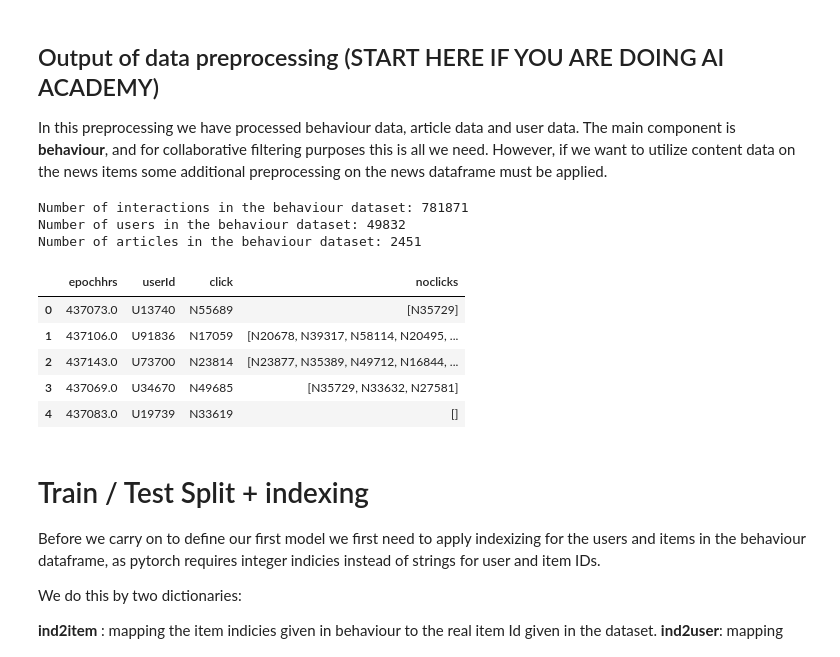
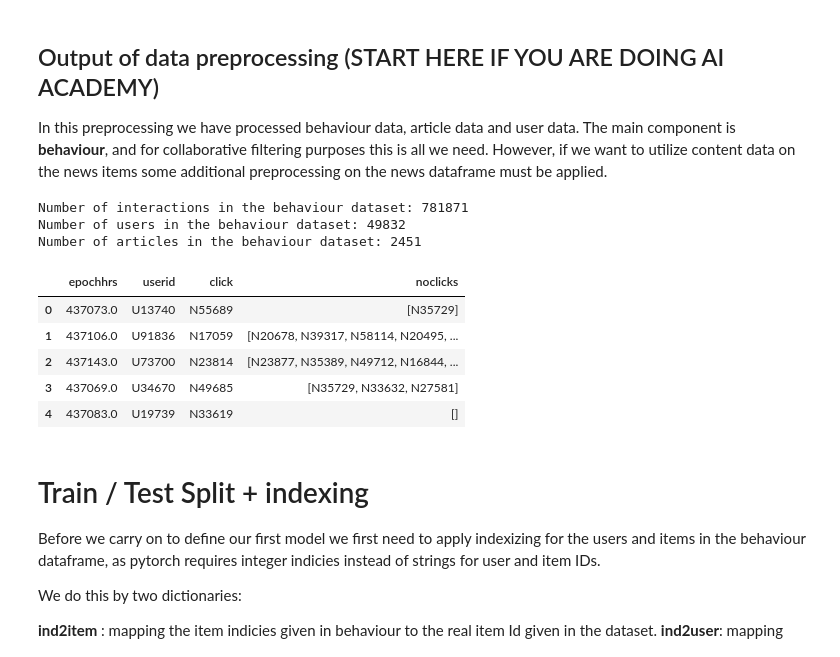
Before and after one commit to yvesaur/recome, a Jupyter notebook: server/data/recome_news.ipynb, the cells around one changed output. Drawn from its saved outputs; the diff is of its cells as text; code cells hidden in the pictures.

```diff
--- a/server/data/recome_news.ipynb
+++ b/server/data/recome_news.ipynb
@@ -33,0 +124,10 @@ The news data consist in total of 51282 number of news.
+# %%
+# Execute a query for behaviours
+cur.execute("SELECT * FROM behaviours")
+# Fetch all the rows for news
+rows = cur.fetchall()
+column_names = [desc[0] for desc in cur.description] # Get the column names
+raw_behaviour = pd.DataFrame(rows, columns=column_names) # Create a DataFrame from the rows, with the column names
+
+print(f"The dataset originally consists of {len(raw_behaviour)} number of interactions.")
+raw_behaviour.head()
@@ -57,7 +185,7 @@ To resolve this issue in the lab, we will expand the click_history column, which
 raw_behaviour = raw_behaviour.explode("click").reset_index(drop=True)
 
 # Extract the clicks from the previous clicks
-click_history = raw_behaviour[["userId","click_history"]].drop_duplicates().dropna()
+click_history = raw_behaviour[["userid","click_history"]].drop_duplicates().dropna()
 click_history["click_history"] = click_history.click_history.map(lambda x: x.split())
 click_history = click_history.explode("click_history").rename(columns={"click_history":"click"})
 
@@ -74,6 +202,6 @@ The dataset after pre-processing consist of 1162402 number of interactions.
 # Cold start problem
 Still after doing our pre-processing and adding the <b>click_history</b> to the <b>click column</b>, we can see that a large number of items does not have sufficent amount of clicks. This can be thought of as a <u>cold start problem</u>. To adjust for this we will remove items from the raw_behaviour that falls under the min_click_cutoff.
 # %%
-min_click_cutoff = 100
+min_click_cutoff = 0
 print(f'Number of items that have less than {min_click_cutoff} clicks make up',np.round(np.mean(raw_behaviour.groupby("click").size() < min_click_cutoff)*100,3),'% of the total, and these will be removed.')
 # %% [output]
@@ -81,6 +209,6 @@ Number of items that have less than 100 clicks make up 93.852 % of the total, an
 # %%
 # remove items with less clicks than min_click_cutoff
-raw_behaviour = raw_behaviour[raw_behaviour.groupby("click")["userId"].transform('size') >= min_click_cutoff].reset_index(drop=True)
+raw_behaviour = raw_behaviour[raw_behaviour.groupby("click")["userid"].transform('size') >= min_click_cutoff].reset_index(drop=True)
 # Get a set with all the unique items
 click_set = set(raw_behaviour['click'].unique())
 
@@ -91,18 +219,18 @@ raw_behaviour['noclicks'] = raw_behaviour['noclicks'].apply(lambda impressions:
 In this preprocessing we have processed behaviour data, article data and user data. The main component is <b>behaviour</b>, and for collaborative filtering purposes this is all we need. However, if we want to utilize content data on the news items some additional preprocessing on the news dataframe must be applied.
 # %%
 ## Select the columns that we now want to use for further analysis
-behaviour = raw_behaviour[['epochhrs','userId','click','noclicks']].copy()
+behaviour = raw_behaviour[['epochhrs','userid','click','noclicks']].copy()
 
 print('Number of interactions in the behaviour dataset:', behaviour.shape[0])
-print('Number of users in the behaviour dataset:', behaviour.userId.nunique())
+print('Number of users in the behaviour dataset:', behaviour.userid.nunique())
 print('Number of articles in the behaviour dataset:', behaviour.click.nunique())
 
 behaviour.head()
 # %% [output]
 Number of interactions in the behaviour dataset: 781871
 Number of users in the behaviour dataset: 49832
 Number of articles in the behaviour dataset: 2451
-|  | epochhrs | userId | click | noclicks |
+|  | epochhrs | userid | click | noclicks |
 | 0 | 437073.0 | U13740 | N55689 | [N35729] |
 | 1 | 437106.0 | U91836 | N17059 | [N20678, N39317, N58114, N20495, ... |
 | 2 | 437143.0 | U73700 | N23814 | [N23877, N35389, N49712, N16844, ... |
```
Also changed, not shown: parts of 13 cells of this notebook, 36 other files.
